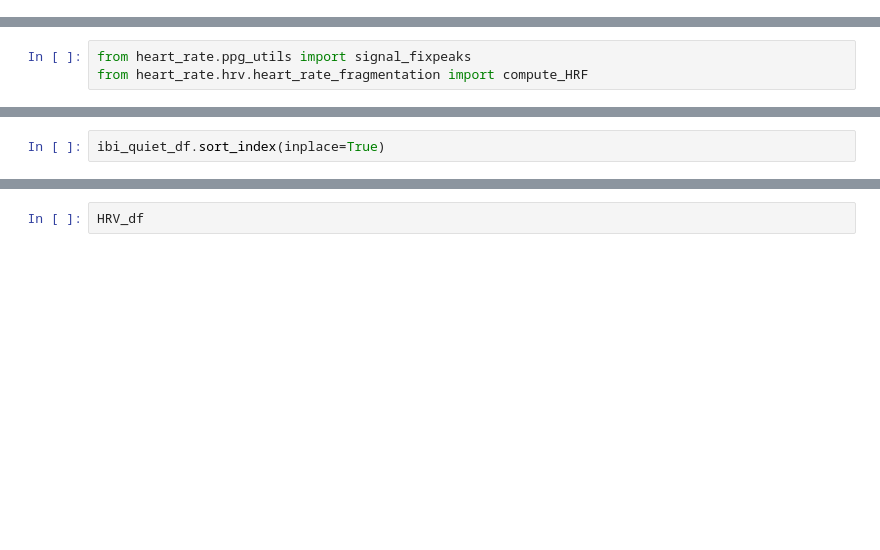
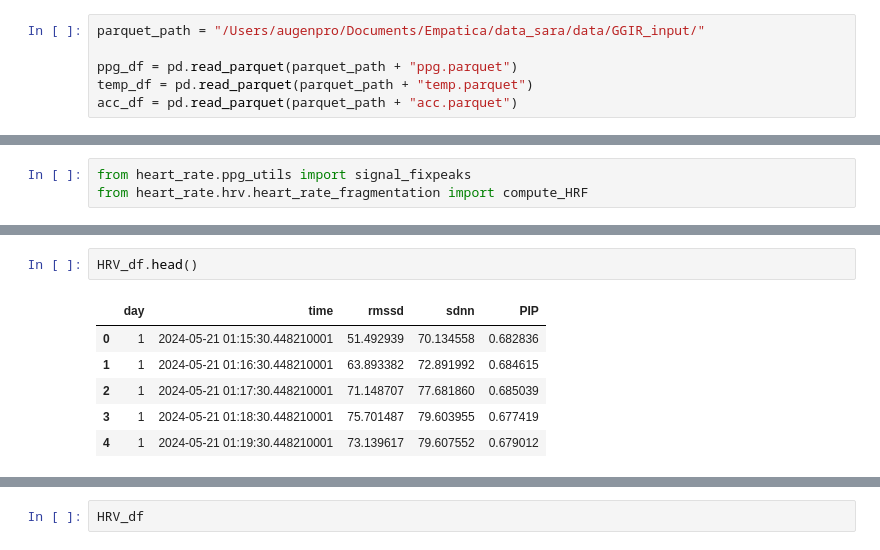
Before and after one commit to marcellosicbaldi/DARE-wearable-pipelines, a Jupyter notebook: notebooks/process_empatica.ipynb, the cells around one changed output, grey strips where cells are left out. Drawn from its saved outputs; the diff is of its cells as text; blank space fills up the shorter version.

```diff
--- a/notebooks/process_empatica.ipynb
+++ b/notebooks/process_empatica.ipynb
@@ -790,3 +806,9 @@ array([[Timestamp('2024-05-21 01:02:45'),
+# %%
+parquet_path = "/Users/augenpro/Documents/Empatica/data_sara/data/GGIR_input/"
+
+ppg_df = pd.read_parquet(parquet_path + "ppg.parquet")
+temp_df = pd.read_parquet(parquet_path + "temp.parquet")
+acc_df = pd.read_parquet(parquet_path + "acc.parquet")
 # %%
 # Segment night data
 plt.figure(figsize=(19, 11))
@@ -1200,2 +1145,9 @@ ibi_quiet_df = pd.concat(ibi_quiet_all)
-# %%
-ibi_quiet_df.sort_index(inplace=True)
+# %%
+HRV_df.head()
+# %% [output]
+|  | day | time | rmssd | sdnn | PIP |
+| 0 | 1 | 2024-05-21 01:15:30.448210001 | 51.492939 | 70.134558 | 0.682836 |
+| 1 | 1 | 2024-05-21 01:16:30.448210001 | 63.893382 | 72.891992 | 0.684615 |
+| 2 | 1 | 2024-05-21 01:17:30.448210001 | 71.148707 | 77.681860 | 0.685039 |
+| 3 | 1 | 2024-05-21 01:18:30.448210001 | 75.701487 | 79.603955 | 0.677419 |
+| 4 | 1 | 2024-05-21 01:19:30.448210001 | 73.139617 | 79.607552 | 0.679012 |
```
Also changed, not shown: parts of 8 cells of this notebook, 2 other files.
